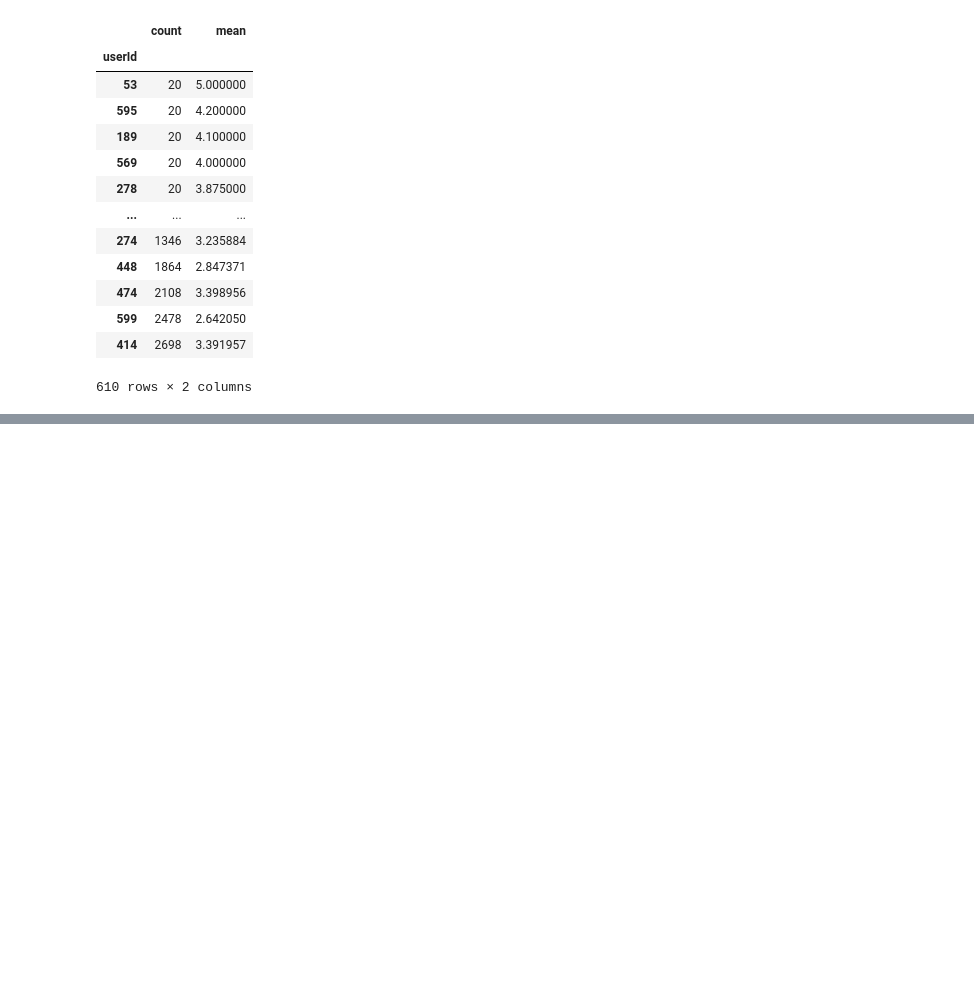
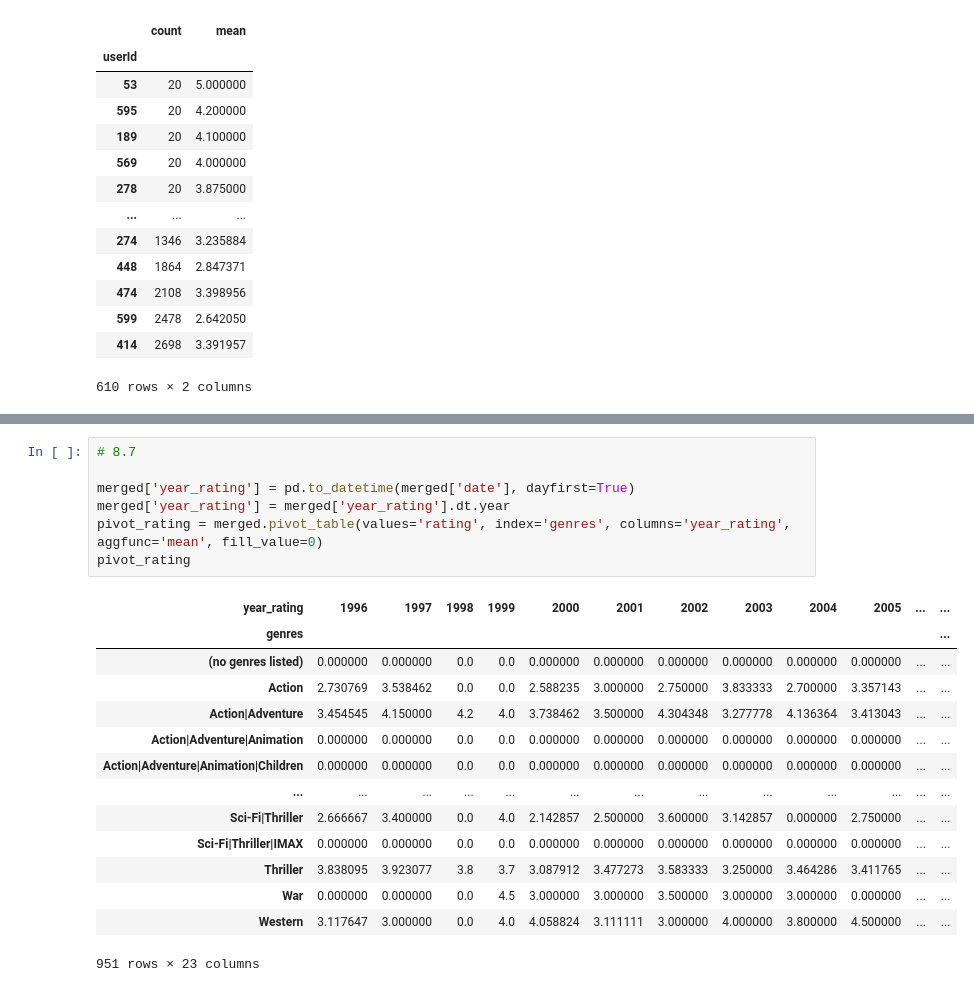
Before and after one commit to SudarickovIlya/DataCleaningProject, a Jupyter notebook: Advanced_pandas/Exercises.ipynb, the cells around one changed output, grey strips where cells are left out. Saved outputs shown, nothing was run; the diff lists cells and outputs as text; blank space fills up the shorter version.

```diff
--- a/Advanced_pandas/Exercises.ipynb
+++ b/Advanced_pandas/Exercises.ipynb
@@ -284,0 +300,22 @@ merged.groupby('userId', as_index=False)['rating'].agg(['count', 'mean']).sort_v
+# %%
+# 8.7
+
+merged['year_rating'] = pd.to_datetime(merged['date'], dayfirst=True)
+merged['year_rating'] = merged['year_rating'].dt.year
+pivot_rating = merged.pivot_table(values='rating', index='genres', columns='year_rating', aggfunc='mean', fill_value=0)
+pivot_rating
+# %% [output]
+| year_rating | 1996 | 1997 | 1998 | 1999 | 2000 | 2001 | 2002 | 2003 | 2004 | 2005 | ... | ... |
+| genres |  |  |  |  |  |  |  |  |  |  |  | ... |
+| (no genres listed) | 0.000000 | 0.000000 | 0.0 | 0.0 | 0.000000 | 0.000000 | 0.000000 | 0.000000 | 0.000000 | 0.000000 | ... | ... |
+| Action | 2.730769 | 3.538462 | 0.0 | 0.0 | 2.588235 | 3.000000 | 2.750000 | 3.833333 | 2.700000 | 3.357143 | ... | ... |
+| Action|Adventure | 3.454545 | 4.150000 | 4.2 | 4.0 | 3.738462 | 3.500000 | 4.304348 | 3.277778 | 4.136364 | 3.413043 | ... | ... |
+| Action|Adventure|Animation | 0.000000 | 0.000000 | 0.0 | 0.0 | 0.000000 | 0.000000 | 0.000000 | 0.000000 | 0.000000 | 0.000000 | ... | ... |
+| Action|Adventure|Animation|Children | 0.000000 | 0.000000 | 0.0 | 0.0 | 0.000000 | 0.000000 | 0.000000 | 0.000000 | 0.000000 | 0.000000 | ... | ... |
+| ... | ... | ... | ... | ... | ... | ... | ... | ... | ... | ... | ... | ... |
+| Sci-Fi|Thriller | 2.666667 | 3.400000 | 0.0 | 4.0 | 2.142857 | 2.500000 | 3.600000 | 3.142857 | 0.000000 | 2.750000 | ... | ... |
+| Sci-Fi|Thriller|IMAX | 0.000000 | 0.000000 | 0.0 | 0.0 | 0.000000 | 0.000000 | 0.000000 | 0.000000 | 0.000000 | 0.000000 | ... | ... |
+| Thriller | 3.838095 | 3.923077 | 3.8 | 3.7 | 3.087912 | 3.477273 | 3.583333 | 3.250000 | 3.464286 | 3.411765 | ... | ... |
+| War | 0.000000 | 0.000000 | 0.0 | 4.5 | 3.000000 | 3.000000 | 3.500000 | 3.000000 | 3.000000 | 0.000000 | ... | ... |
+| Western | 3.117647 | 3.000000 | 0.0 | 4.0 | 4.058824 | 3.111111 | 3.000000 | 4.000000 | 3.800000 | 4.500000 | ... | ... |
+951 rows × 23 columns
```
Also changed, not shown: parts of 2 cells of this notebook, 2 other files.
